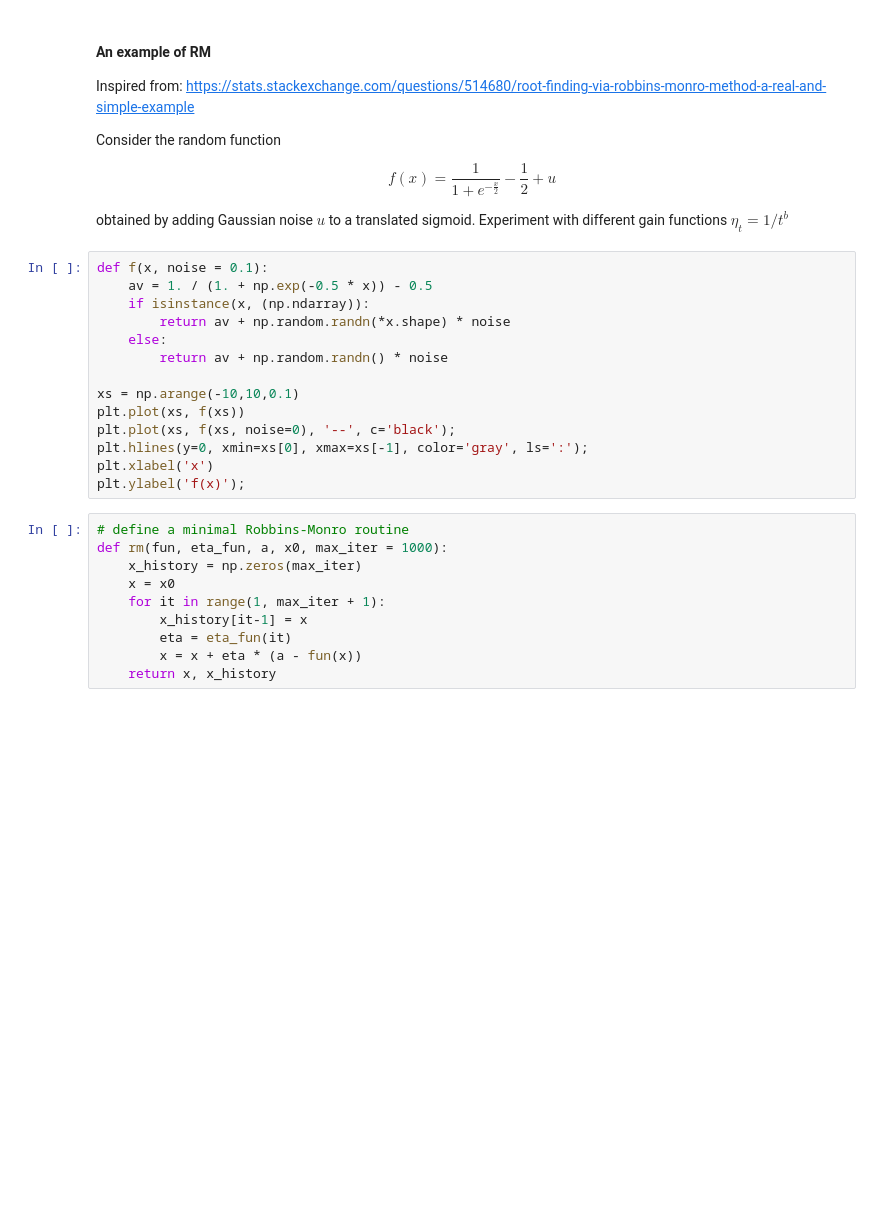
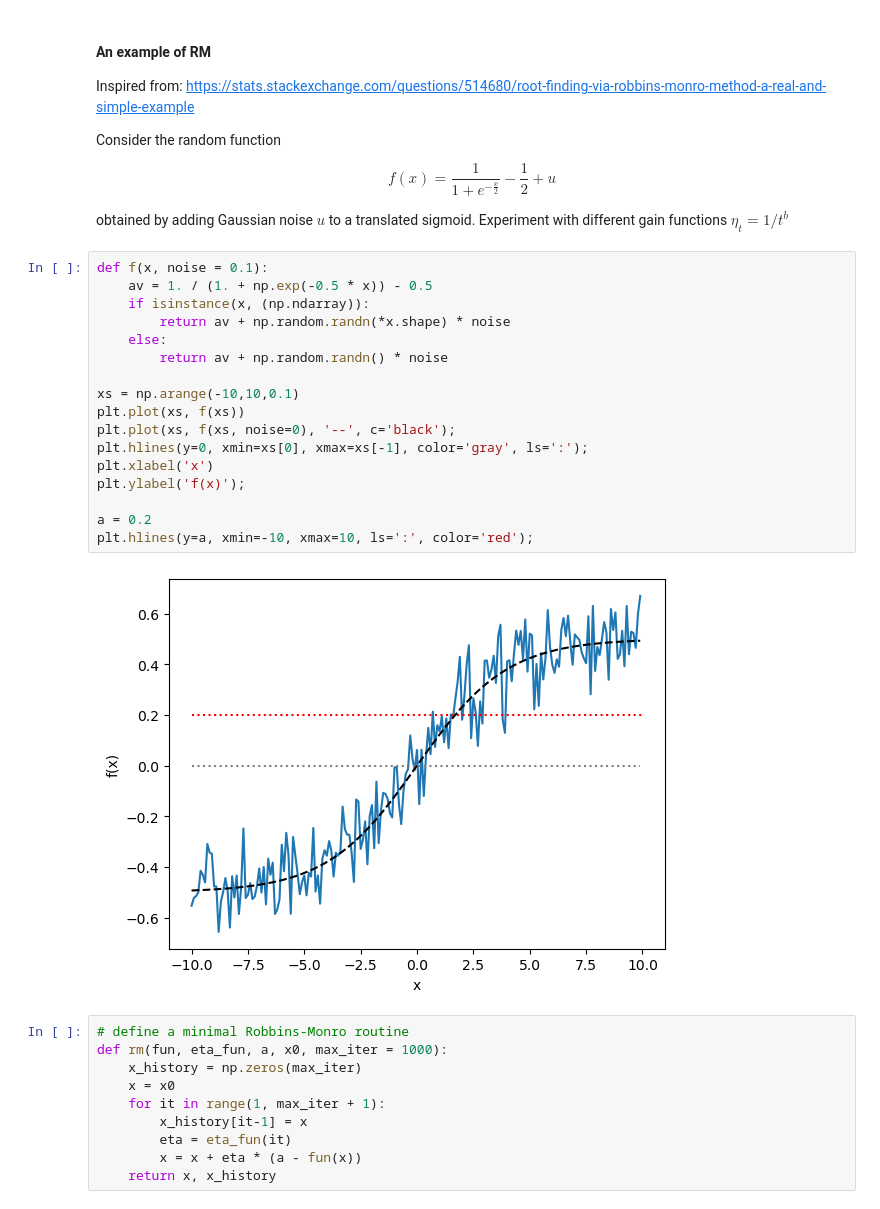
Before and after one commit to josjo99/cds_ml, a Jupyter notebook: Lecture4.1-learning_algorithms.ipynb, the cells around one changed output. Cells and saved outputs as stored; diff of their text form; blank space fills up the shorter version.

```diff
--- a/Lecture4.1-learning_algorithms.ipynb
+++ b/Lecture4.1-learning_algorithms.ipynb
@@ -441,17 +441,22 @@ obtained by adding Gaussian noise $u$ to a translated sigmoid. Experiment with d
 # %%
 def f(x, noise = 0.1):
     av = 1. / (1. + np.exp(-0.5 * x)) - 0.5
     if isinstance(x, (np.ndarray)):
         return av + np.random.randn(*x.shape) * noise
     else:
         return av + np.random.randn() * noise
 
 xs = np.arange(-10,10,0.1)
 plt.plot(xs, f(xs))
 plt.plot(xs, f(xs, noise=0), '--', c='black');
 plt.hlines(y=0, xmin=xs[0], xmax=xs[-1], color='gray', ls=':');
 plt.xlabel('x')
 plt.ylabel('f(x)');
+
+a = 0.2
+plt.hlines(y=a, xmin=-10, xmax=10, ls=':', color='red');
+# %% [output]
+[figure, added]
 # %%
 # define a minimal Robbins-Monro routine
 def rm(fun, eta_fun, a, x0, max_iter = 1000):
```
Also changed, not shown: parts of 2 cells of this notebook, 1 other file.
